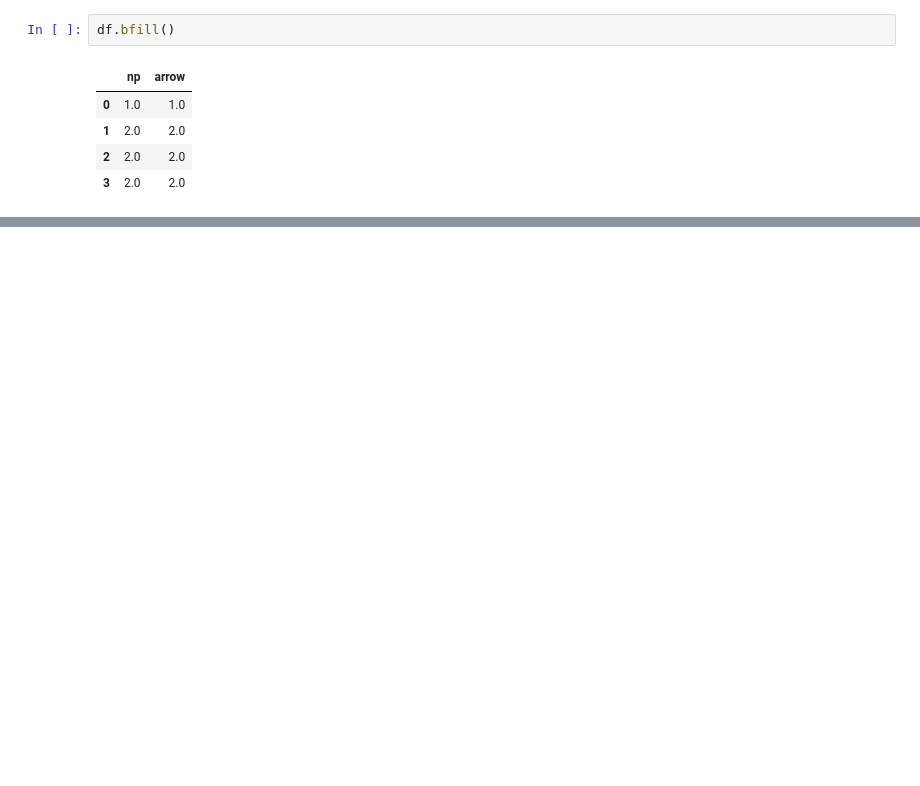
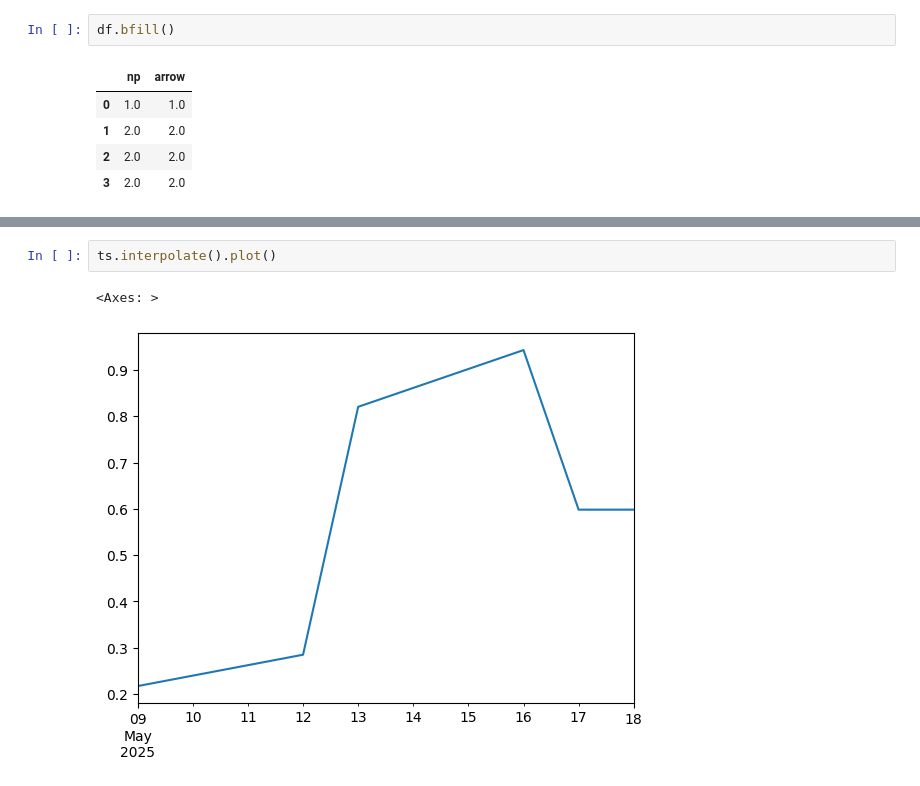
Before and after one commit to R123gh/Data-cleaning-project-, a Jupyter notebook: 6_pandas.ipynb, the cells around one changed output, grey strips where cells are left out. Drawn from its saved outputs; the diff is of its cells as text; blank space fills up the shorter version.

```diff
--- a/6_pandas.ipynb
+++ b/6_pandas.ipynb
@@ -526,0 +619,5 @@ df.bfill()
+# %%
+ts.interpolate().plot()
+# %% [output]
+<Axes: >
+[figure, added]
```
Also changed, not shown: parts of 7 cells of this notebook.
